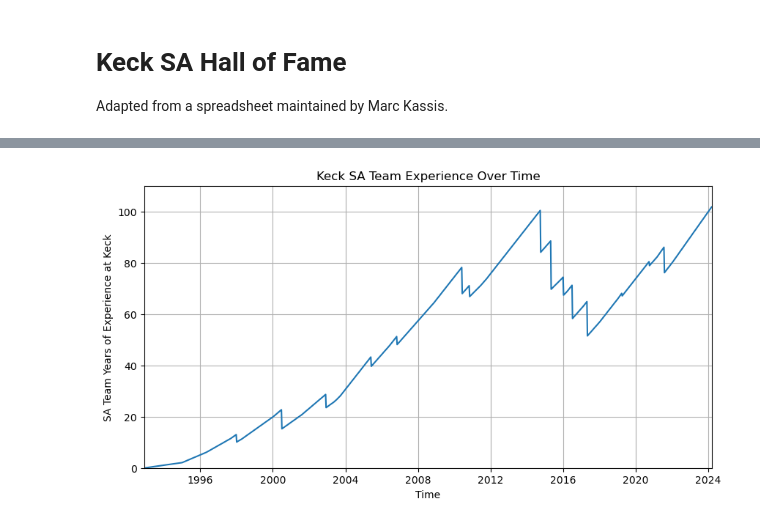
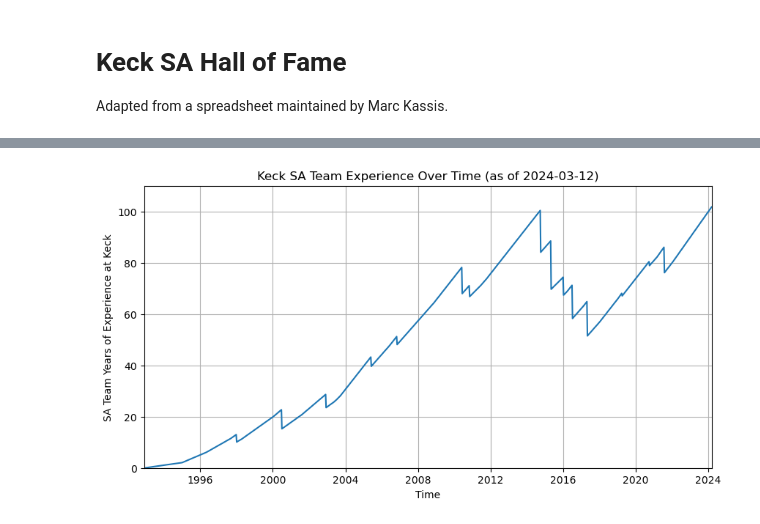
Before and after one commit to joshwalawender/KeckUtilities, a Jupyter notebook: Keck SA Tenures.ipynb, the cells around one changed output, grey strips where cells are left out. Saved outputs shown, nothing was run; the diff lists cells and outputs as text; code cells hidden in the pictures.

```diff
--- a/Keck SA Tenures.ipynb
+++ b/Keck SA Tenures.ipynb
@@ -201,35 +206,35 @@ plt.show()
 # %%
 SAs.sort('Start', reverse=False)
 title = 'Keck SA Team Experience Over Time'
 
 increment = timedelta(days=10)
 x_dates = []
 y_years = []
 now = datetime.now()
 date = SAs[0]['Start']
 while date < now-increment:
     date += increment
     x_dates.append(date)
     experience = 0
     for SA in SAs:
         if SA['Start'] < date:
             this_sa_duration = (date-SA['Start']).days/365
             if this_sa_duration < SA['Duration']:
                 experience += this_sa_duration
     y_years.append(experience)
 
 plt.figure(figsize=(10,5))
 plt.plot(x_dates, y_years)
 plt.ylim(0,110)
-plt.title(title)
+plt.title(f"{title} (as of {now_str})")
 plt.ylabel('SA Team Years of Experience at Keck')
 plt.xlabel('Time')
 plt.xlim(SAs[0]['Start'], now)
 plt.grid()
 plt.savefig(f'{title}.png')
 plt.show()
 # %% [output]
-[figure, old version]
+[figure, new version]
 # %%
 instruments.sort('Start', reverse=True)
 generate_plot(instruments, 'Keck Instrument Tenure by Start Date')
```
Also changed, not shown: parts of 8 cells of this notebook.
